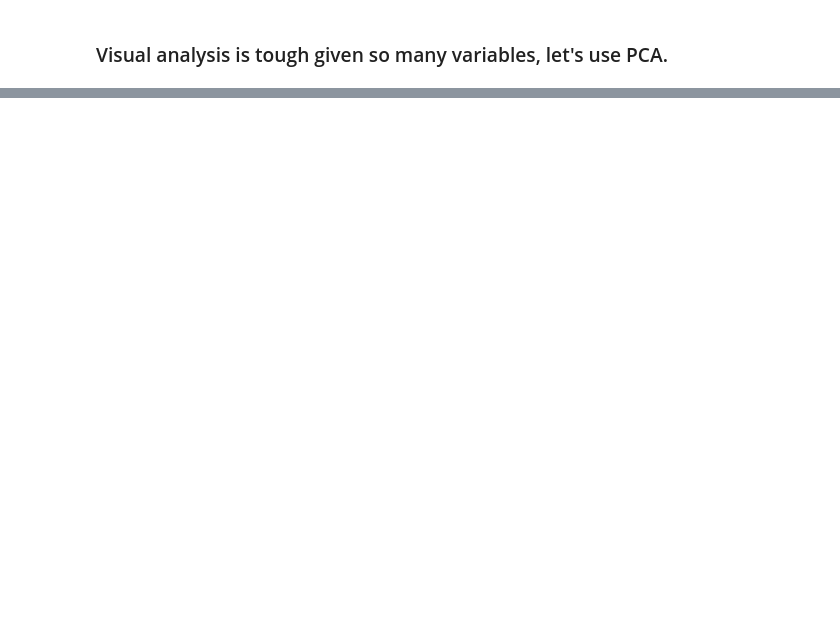
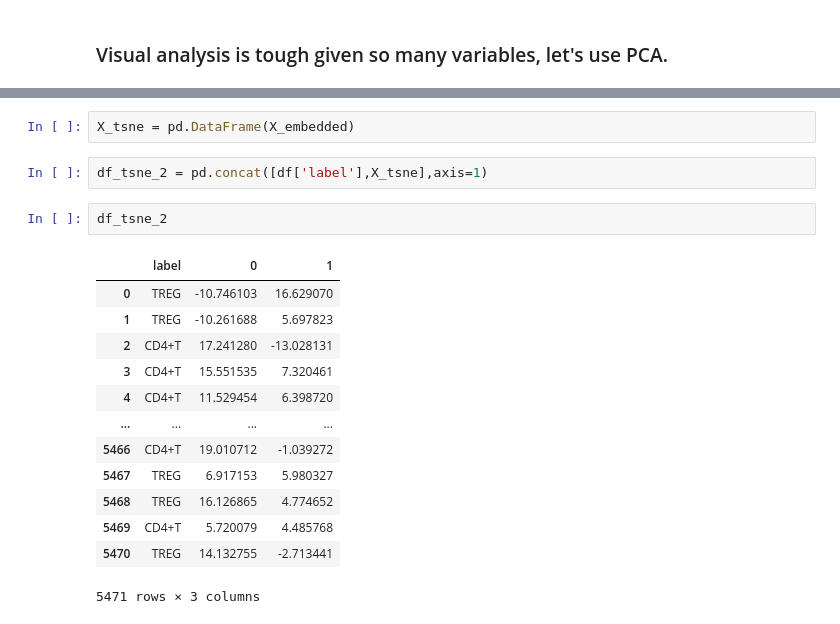
Before and after one commit to NeuralWave42/ST443-Project, a Jupyter notebook: prelim_analysis.ipynb, the cells around one changed output, grey strips where cells are left out. Drawn from its saved outputs; the diff is of its cells as text; blank space fills up the shorter version.

```diff
--- a/prelim_analysis.ipynb
+++ b/prelim_analysis.ipynb
@@ -190,0 +180,20 @@ X_train, X_test, y_train, y_test = train_test_split(X, y, test_size=0.33, random
+# %%
+X_tsne = pd.DataFrame(X_embedded)
+# %%
+df_tsne_2 = pd.concat([df['label'],X_tsne],axis=1)
+# %%
+df_tsne_2
+# %% [output]
+|  | label | 0 | 1 |
+| 0 | TREG | -10.746103 | 16.629070 |
+| 1 | TREG | -10.261688 | 5.697823 |
+| 2 | CD4+T | 17.241280 | -13.028131 |
+| 3 | CD4+T | 15.551535 | 7.320461 |
+| 4 | CD4+T | 11.529454 | 6.398720 |
+| ... | ... | ... | ... |
+| 5466 | CD4+T | 19.010712 | -1.039272 |
+| 5467 | TREG | 6.917153 | 5.980327 |
+| 5468 | TREG | 16.126865 | 4.774652 |
+| 5469 | CD4+T | 5.720079 | 4.485768 |
+| 5470 | TREG | 14.132755 | -2.713441 |
+5471 rows × 3 columns
```
Also changed, not shown: parts of 30 cells of this notebook, 3 other files.
